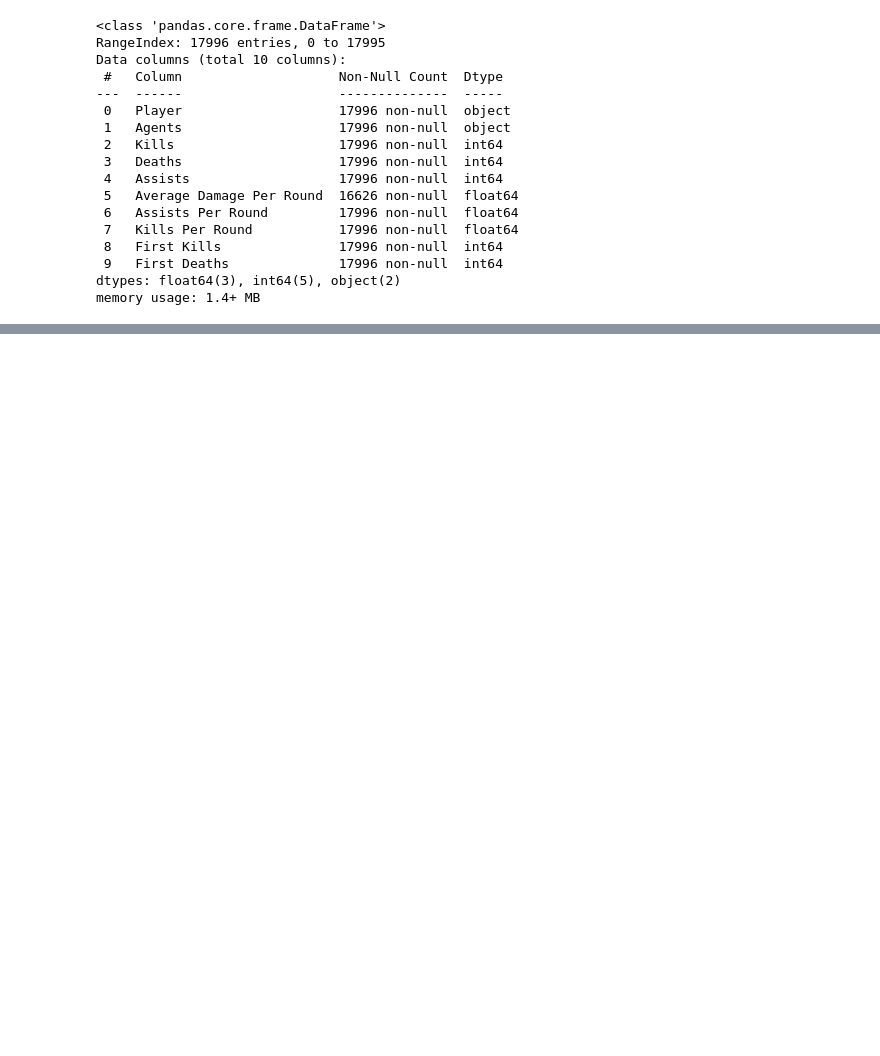
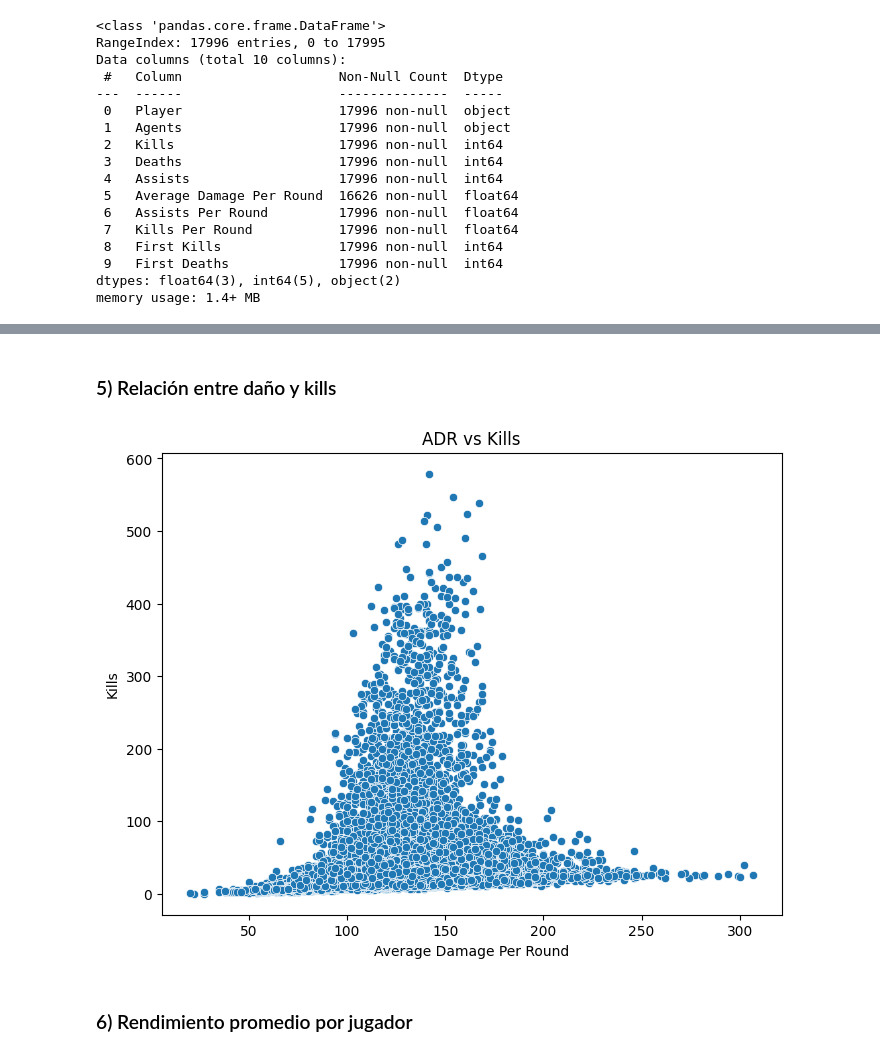
Before and after one commit to Nicocm30/DISIAG4_Proyecto-, a Jupyter notebook: Documentacion/Notebook/VPER_Hito2.ipynb, the cells around one changed output, grey strips where cells are left out. Saved outputs shown, nothing was run; the diff lists cells and outputs as text; code cells hidden in the pictures; blank space fills up the shorter version.

```diff
--- a/Documentacion/Notebook/VPER_Hito2.ipynb
+++ b/Documentacion/Notebook/VPER_Hito2.ipynb
@@ -217,0 +308,17 @@ player_stats_clean.to_csv("dataset_clean_vct.csv", index=False)
+# %% [markdown]
+### 5) Relación entre daño y kills
+# %%
+plt.figure(figsize=(8,6))
+
+sns.scatterplot(
+    x="Average Damage Per Round",
+    y="Kills",
+    data=player_stats_clean
+)
+
+plt.title("ADR vs Kills")
+plt.show()
+# %% [output]
+[figure, added]
+# %% [markdown]
+### 6) Rendimiento promedio por jugador
```
Also changed, not shown: parts of 43 cells of this notebook, 6 other files.
